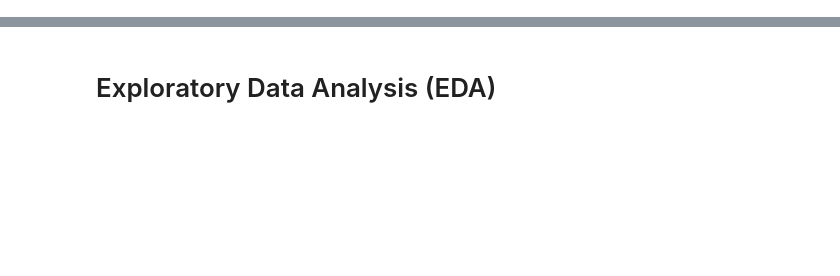
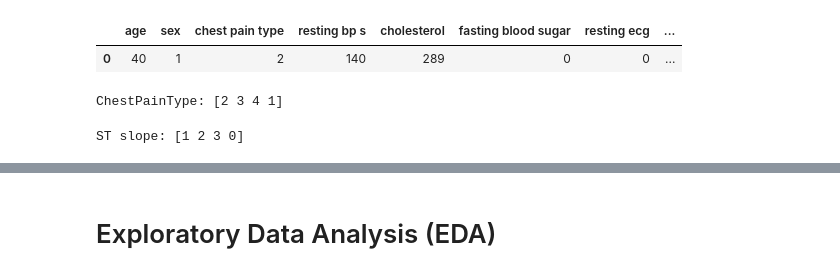
Before and after one commit to n-hesham/HeartHealthDiseases, a Jupyter notebook: build_model&analsis/heart_model(source code).ipynb, the cells around one changed output, grey strips where cells are left out. Cells and saved outputs as stored; diff of their text form; code cells hidden in the pictures; blank space fills up the shorter version.

```diff
--- a/build_model&analsis/heart_model(source code).ipynb
+++ b/build_model&analsis/heart_model(source code).ipynb
@@ -34,0 +81,13 @@ heart_data
+# %%
+df2.head(1)
+# %% [output]
+|  | age | sex | chest pain type | resting bp s | cholesterol | fasting blood sugar | resting ecg | ... |
+| 0 | 40 | 1 | 2 | 140 | 289 | 0 | 0 | ... |
+# %%
+print(f"ChestPainType: {df2['chest pain type'].unique()}")
+# %% [output]
+ChestPainType: [2 3 4 1]
+# %%
+print(f"ST slope: {df2['ST slope'].unique()}")
+# %% [output]
+ST slope: [1 2 3 0]
```
Also changed, not shown: parts of 42 cells of this notebook, 10 other files.
